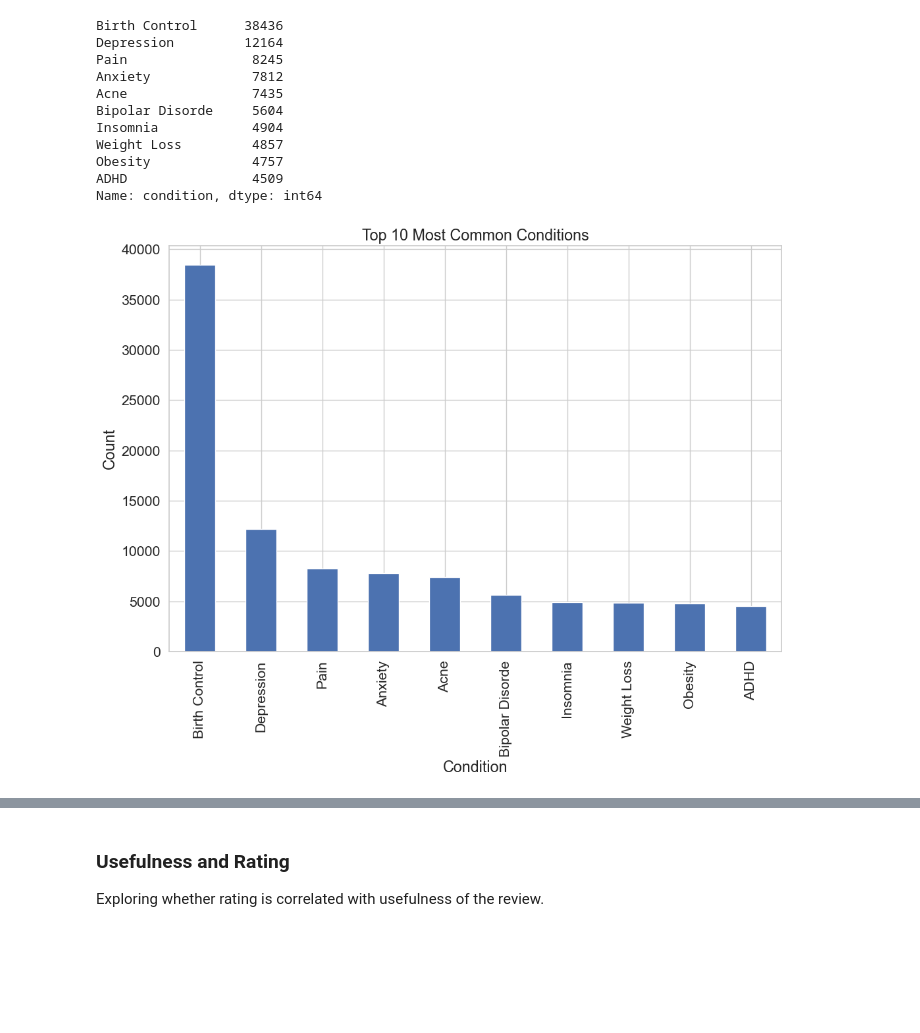
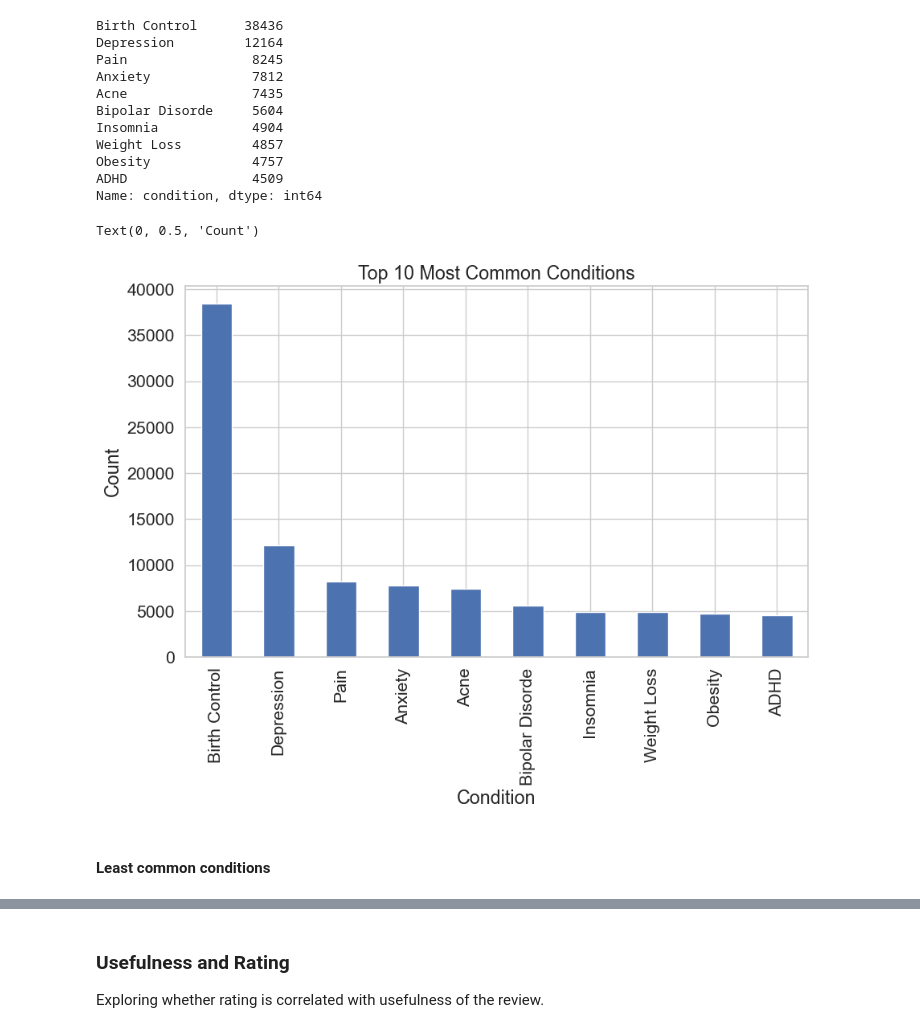
Before and after one commit to helenaglaring/AIML, a Jupyter notebook: AIML_drug_review.ipynb, the cells around one changed output, grey strips where cells are left out. Cells and saved outputs as stored; diff of their text form; code cells hidden in the pictures; blank space fills up the shorter version.

```diff
--- a/AIML_drug_review.ipynb
+++ b/AIML_drug_review.ipynb
@@ -341,22 +346,22 @@ plt.show()
 
 # Figure size and style
 plt.rcParams['figure.figsize'] = [18,6]
-sns.set(font_scale = 1.4, style = 'whitegrid')
+sns.set(font_scale = 1.2, style = 'whitegrid')
 
 # Creating subplots with two plots side by side
 fig, ax = plt.subplots(1, 2)
 
 # Creating count plot of ratings with specific order and color palette
-sns_1 = sns.countplot(df['rating'], palette = 'spring', order = list(range(1, 10)), ax = ax[0])
+plt_1 = sns.countplot(df['rating'], palette = 'spring', order = list(range(1, 10)), ax = ax[0])
 
 # Histogram plot of ratings
-sns_2 = sns.distplot(df['rating'], ax = ax[1])
+plt_2 = sns.distplot(df['rating'], ax = ax[1])
 
 # titles and labels for each plot
-sns_1.set_title('Count of Ratings')
-sns_1.set_xlabel("Rating")
-sns_2.set_title('Distribution of Ratings')
-sns_2.set_xlabel("Rating")
+plt_1.set_title('Count of Ratings')
+plt_1.set_xlabel("Rating")
+plt_2.set_title('Distribution of Ratings')
+plt_2.set_xlabel("Rating")
 # %% [output]
 Text(0.5, 0, 'Rating')
 [figure]
@@ -385,10 +444,13 @@ ADHD                4509
 Name: condition, dtype: int64
 # %%
 # Plotting most common conditions
-plt.rcParams['figure.figsize'] = [12, 8]
+plt.rcParams['figure.figsize'] = [10, 6]
 conditions[:10].plot(kind='bar')
 plt.title('Top 10 Most Common Conditions')
 plt.xlabel('Condition')
-plt.ylabel('Count');
+plt.ylabel('Count')
 # %% [output]
+Text(0, 0.5, 'Count')
-[figure, old version]
+[figure, new version]
+# %% [markdown]
+#### Least common conditions
```
Also changed, not shown: parts of 46 cells of this notebook.
